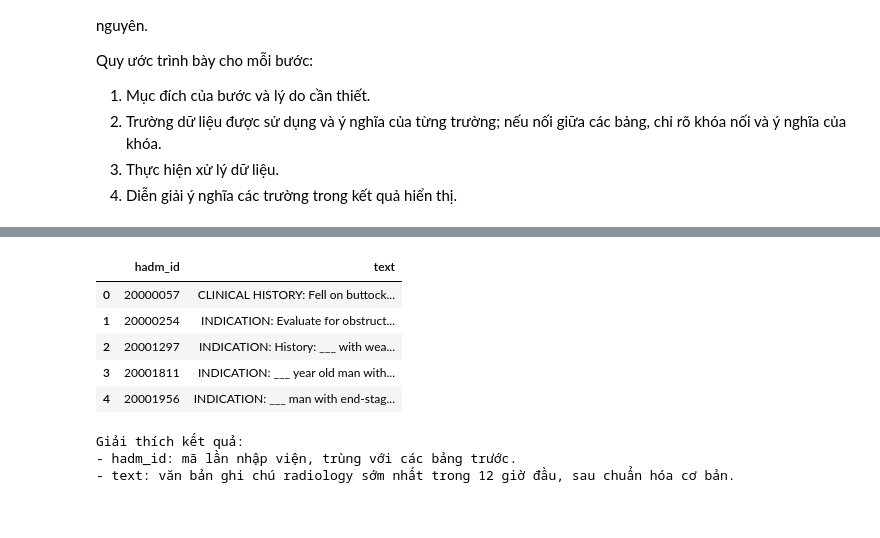
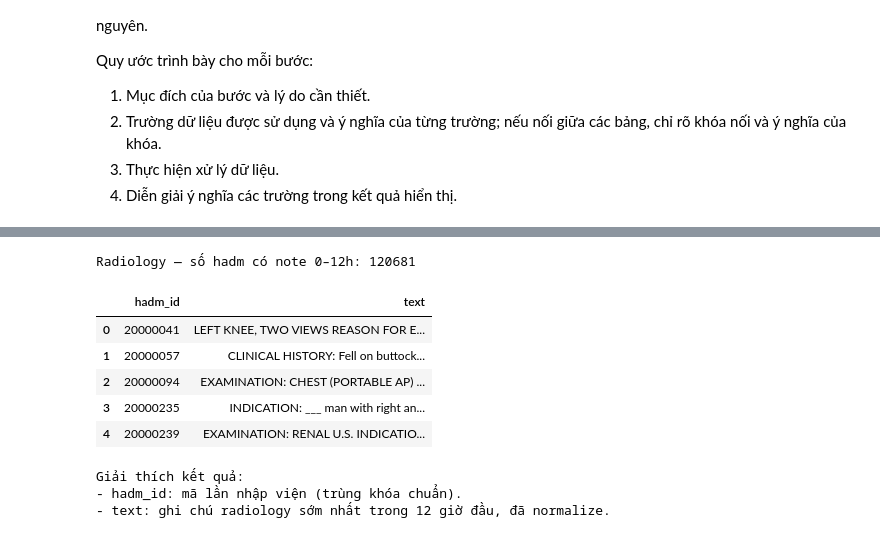
Before and after one commit to iamKhang/revita-sympdiag, a Jupyter notebook: notebooks/01_data_preprocessing_mimiciv.ipynb, the cells around one changed output, grey strips where cells are left out. Cells and saved outputs as stored; diff of their text form; code cells hidden in the pictures.

```diff
--- a/notebooks/01_data_preprocessing_mimiciv.ipynb
+++ b/notebooks/01_data_preprocessing_mimiciv.ipynb
@@ -289,34 +528,58 @@ Nối theo `hadm_id` để tính chênh lệch thời gian và lọc ghi chú tr
 # %%
+# --- Bước 4: Radiology 0–12h, lấy ghi chú sớm nhất mỗi HADM ---
+import pandas as pd
+
 rad_path = NOTE_DIR / "radiology.csv.gz"
-rad_raw = read_csv_limited(rad_path, usecols=["hadm_id", "charttime", "text"])  # giới hạn bằng SAMPLE_NROWS
-rad_raw = rad_raw.dropna(subset=["hadm_id", "charttime", "text"]).copy()
-rad_raw["hadm_id"] = rad_raw["hadm_id"].astype(int)
-rad_raw = rad_raw[rad_raw["hadm_id"].isin(keep_hadm)]  # lọc theo tập demo từ bước ICD
 
-if not rad_raw.empty:
-    rad_raw["charttime"] = pd.to_datetime(rad_raw["charttime"], errors="coerce")
-    rad_raw["text"] = rad_raw["text"].map(normalize_text)
-    merged = rad_raw.join(admissions, on="hadm_id", how="inner")
-    dt_hours = (merged["charttime"] - merged["admittime"]).dt.total_seconds() / 3600.0
-    early = merged[(dt_hours >= 0) & (dt_hours <= 12)].copy()
-    early = early.sort_values(["hadm_id", "charttime"])  # chọn sớm nhất
-    first_text = early.groupby("hadm_id")["text"].first().reset_index()
-    text_df = first_text
+# Chuẩn bị bảng tra admittime (từ Bước 1)
+adm_df = admissions_idx.to_frame(name="admittime").reset_index()
+
+early_rows = []
+for chunk in read_csv_chunks(
+    rad_path,
+    usecols=["hadm_id", "charttime", "text"],
+    chunksize=CHUNKSIZE_DEFAULT,
+):
+    # Lọc & làm sạch cơ bản
+    chunk = chunk.dropna(subset=["hadm_id", "charttime", "text"]).copy()
+    if chunk.empty:
+        continue
+    chunk["hadm_id"] = chunk["hadm_id"].astype(int)
+    chunk = chunk[chunk["hadm_id"].isin(COHORT_HADM)]
+    if chunk.empty:
+        continue
+    chunk["charttime"] = pd.to_datetime(chunk["charttime"], errors="coerce")
+    chunk["text"] = chunk["text"].map(normalize_text)
+
+    # Join admittime và tính delta giờ
+    merged = chunk.merge(adm_df, on="hadm_id", how="inner")
+    dt_h = (merged["charttime"] - merged["admittime"]).dt.total_seconds() / 3600.0
+    early = merged[(dt_h >= 0) & (dt_h <= 240)]
+    if not early.empty:
+        early_rows.append(early[["hadm_id", "charttime", "text"]])
+
+if early_rows:
+    rad_early = pd.concat(early_rows, ignore_index=True)
+    # Chọn ghi chú sớm nhất theo charttime cho mỗi hadm_id
+    rad_early = rad_early.sort_values(["hadm_id", "charttime"], ascending=[True, True])
+    first_text = rad_early.groupby("hadm_id", as_index=False)["text"].first()
+    text_df = first_text[["hadm_id", "text"]].copy()
 else:
-    text_df = pd.DataFrame(columns=["hadm_id", "text"])
+    text_df = pd.DataFrame(columns=["hadm_id", "text"])  # rỗng an toàn
 
+print("Radiology — số hadm có note 0–12h:", text_df["hadm_id"].nunique())
 display(text_df.head())
-
 print("Giải thích kết quả:")
-print("- hadm_id: mã lần nhập viện, trùng với các bảng trước.")
-print("- text: văn bản ghi chú radiology sớm nhất trong 12 giờ đầu, sau chuẩn hóa cơ bản.")
+print("- hadm_id: mã lần nhập viện (trùng khóa chuẩn).")
+print("- text: ghi chú radiology sớm nhất trong 12 giờ đầu, đã normalize.")
 # %% [output]
+Radiology — số hadm có note 0–12h: 120681
 |  | hadm_id | text |
-| 0 | 20000057 | CLINICAL HISTORY: Fell on buttock... |
-| 1 | 20000254 | INDICATION: Evaluate for obstruct... |
-| 2 | 20001297 | INDICATION: History: ___ with wea... |
-| 3 | 20001811 | INDICATION: ___ year old man with... |
-| 4 | 20001956 | INDICATION: ___ man with end-stag... |
+| 0 | 20000041 | LEFT KNEE, TWO VIEWS REASON FOR E... |
+| 1 | 20000057 | CLINICAL HISTORY: Fell on buttock... |
+| 2 | 20000094 | EXAMINATION: CHEST (PORTABLE AP) ... |
+| 3 | 20000235 | INDICATION: ___ man with right an... |
+| 4 | 20000239 | EXAMINATION: RENAL U.S. INDICATIO... |
-Giải thích kết quả:
-- hadm_id: mã lần nhập viện, trùng với các bảng trước.
-- text: văn bản ghi chú radiology sớm nhất trong 12 giờ đầu, sau chuẩn hóa cơ bản.
+Giải thích kết quả:
+- hadm_id: mã lần nhập viện (trùng khóa chuẩn).
+- text: ghi chú radiology sớm nhất trong 12 giờ đầu, đã normalize.
```
Also changed, not shown: parts of 27 cells of this notebook.
